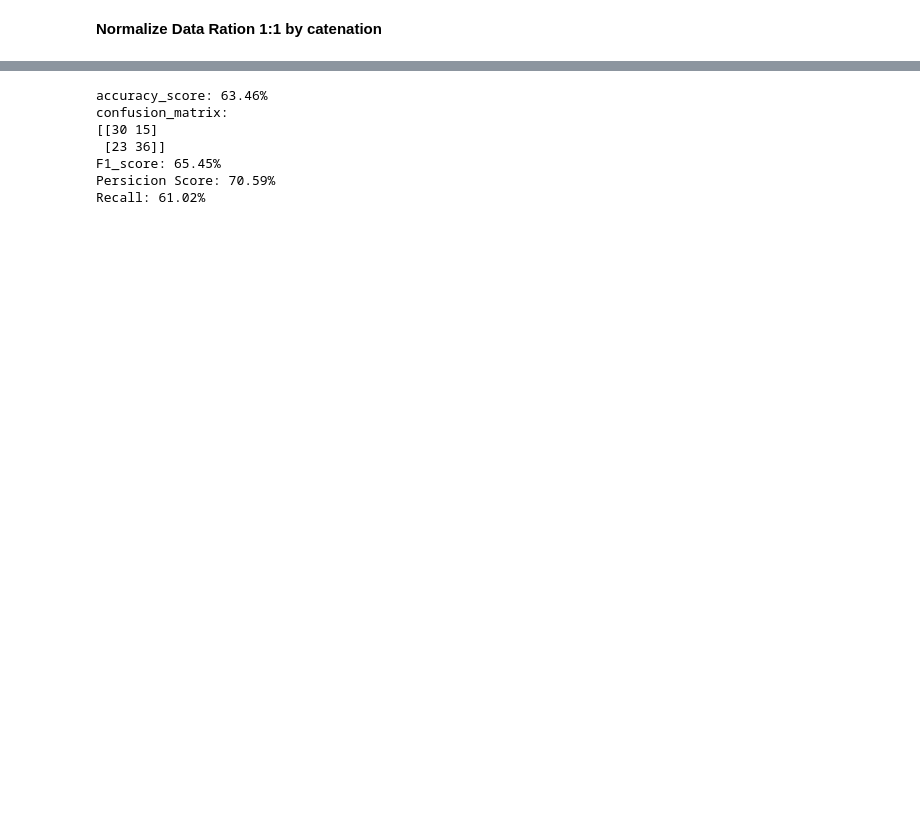
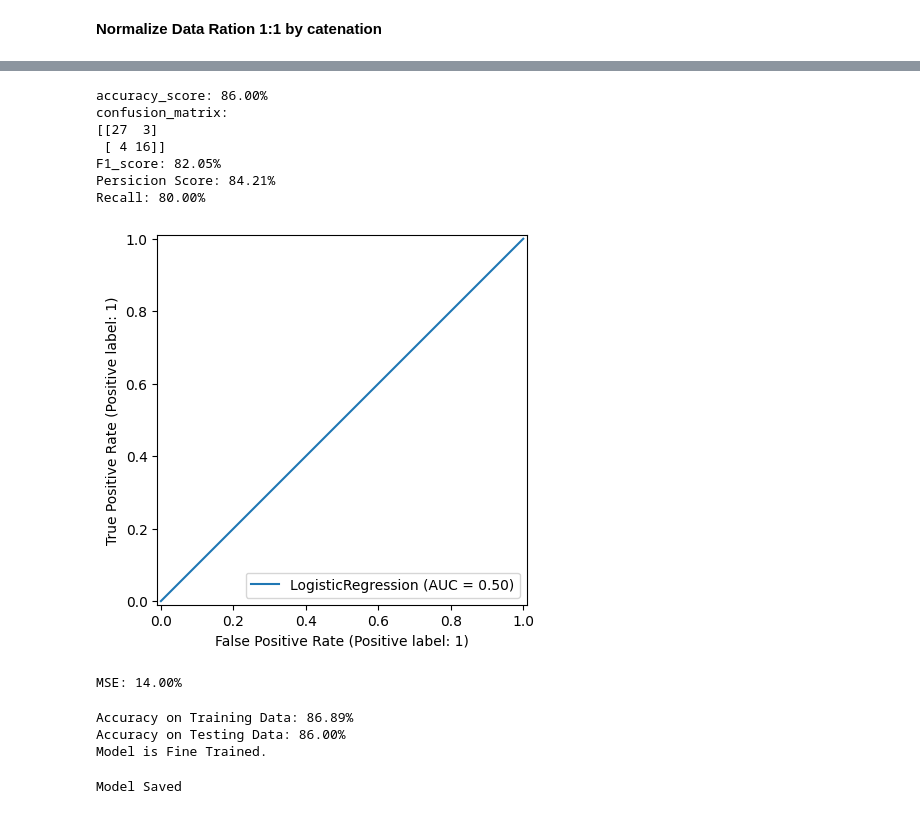
Before and after one commit to Hamad570/AI_and_System_Engineering_Learning_Journey, a Jupyter notebook: Machine_Learning/Logistic_regression.ipynb, the cells around one changed output, grey strips where cells are left out. Drawn from its saved outputs; the diff is of its cells as text; code cells hidden in the pictures; blank space fills up the shorter version.

```diff
--- a/Machine_Learning/Logistic_regression.ipynb
+++ b/Machine_Learning/Logistic_regression.ipynb
@@ -50,6 +49,11 @@ Name: count, dtype: int64
 # %%
-x=data.drop(columns=['Outcome','Unnamed: 0.1'])
-y=data['Outcome']
+x=data.drop(columns='Pass/Fail')
+y=data['Pass/Fail']
 x_train,x_test,y_train,y_test=train_test_split(x,y,test_size=0.1,random_state=42)
+# %%
+from sklearn.preprocessing import StandardScaler
+scaler=StandardScaler()
+x_train_t=scaler.fit_transform(x_train)
+x_test_t=scaler.fit_transform(x_test)
 # %%
 model=LogisticRegression()
@@ -67,5 +63,5 @@ LogisticRegression()
 # %%
-predc=model.predict(x_test)
+predc=model.predict(x_test_t)
 acc=accuracy_score(predc,y_test)
 cf=confusion_matrix(predc,y_test)
 f1=f1_score(predc,y_test)
@@ -81,10 +77,50 @@ print(f"F1_score: {f1*100:.2f}%")
 print(f"Persicion Score: {percision*100:.2f}%")
 print(f"Recall: {recall*100:.2f}%")
 # %% [output]
-accuracy_score: 63.46%
+accuracy_score: 86.00%
 confusion_matrix:
-[[30 15]
- [23 36]]
-F1_score: 65.45%
-Persicion Score: 70.59%
-Recall: 61.02%
+[[27  3]
+ [ 4 16]]
+F1_score: 82.05%
+Persicion Score: 84.21%
+Recall: 80.00%
+# %%
+#Plot ROC curve.
+from sklearn.metrics import RocCurveDisplay,mean_squared_error
+import matplotlib.pyplot as plt
+RocCurveDisplay.from_estimator(model,x_test,y_test)
+plt.show()
+# %% [output]
+[figure, added]
+# %%
+#Calculate Mean Squared Error.
+error=mean_squared_error(y_test,predc)
+print(f"MSE: {error*100:.2f}%")
+# %% [output]
+MSE: 14.00%
+# %%
+#Detect overfitting and underfitting.
+x_train_p=model.predict(x_train_t)
+accuracy=accuracy_score(x_train_p,y_train)
+print(f"Accuracy on Training Data: {accuracy*100:.2f}%")
+x_test_p=model.predict(x_test_t)
+accuraci=accuracy_score(x_test_p,y_test)
+print(f"Accuracy on Testing Data: {accuraci*100:.2f}%")
+#Compare training and testing accuracy.
+if accuracy>0.9 and accuraci<0.5:
+    print("Model is overfitted")
+elif accuracy<0.5 and accuraci<0.5:
+     print("Model is underfitted")
+else:
+     print("Model is Fine Trained.")
+# %% [output]
+Accuracy on Training Data: 86.89%
+Accuracy on Testing Data: 86.00%
+Model is Fine Trained.
+# %%
+#Save trained model using joblib.
+import joblib
+joblib.dump(model,"model_saved_by_Joblib.pkl")
+print("Model Saved")
+# %% [output]
+Model Saved
```
Also changed, not shown: parts of 7 cells of this notebook, 39 other files.
